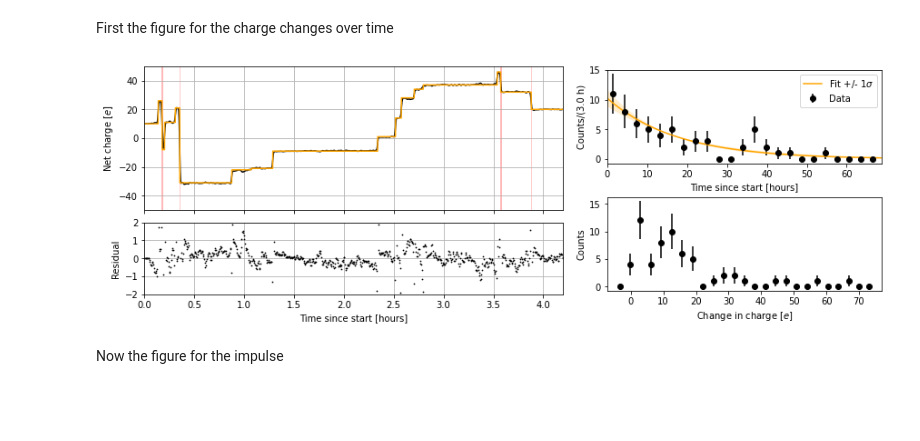
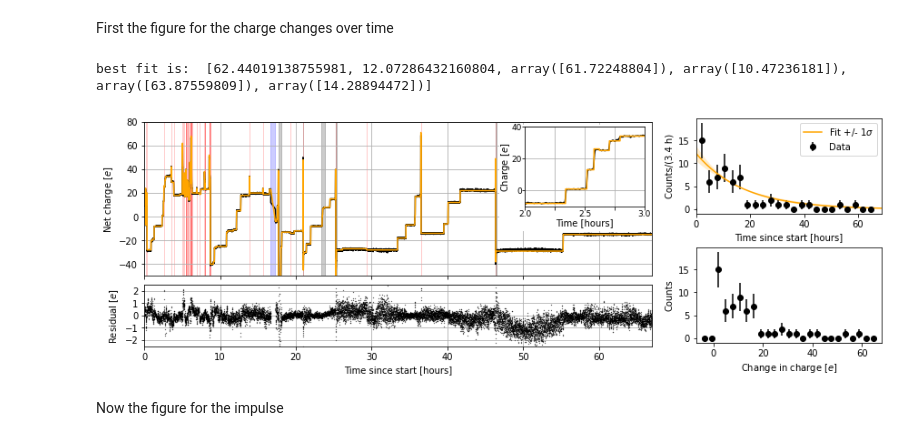
Before and after one commit to Moore-Lab/decay_analysis, a Jupyter notebook: paper_figures.ipynb, the cells around one changed output. Drawn from its saved outputs; the diff is of its cells as text; code cells hidden in the pictures; blank space fills up the shorter version.

```diff
--- a/paper_figures.ipynb
+++ b/paper_figures.ipynb
@@ -82,7 +83,7 @@ for j in range(1):
     bpN0_hi, bpt12_hi = profile[cup], t12_vec[cup]
     params_from_profile.append([bpN0, bpt12, bpN0_lo, bpt12_lo, bpN0_hi, bpt12_hi])
 
-nbins = int(tot_livetime/3) + 2
+nbins = 20 #int(tot_livetime/3) + 2
 
 decay_times_list = [decay_times,] # big_decay_times]
 
@@ -96,22 +97,25 @@ importlib.reload(bu)
 recal = 1
 init_charge = 10
 fig = plt.figure(layout='constrained', figsize=(12, 4))
-subfigs = fig.subfigures(1, 2, wspace=0.02, width_ratios=[1.5,1])
-n_resamp = 3
+subfigs = fig.subfigures(1, 2, wspace=0.02, width_ratios=[2.5,1], hspace=0)
+n_resamp = 2
 
-axsLeft = subfigs[0].subplots(2, 1, sharex=True, gridspec_kw={'height_ratios': [2, 1], 'hspace': 0})
+axsLeft = subfigs[0].subplots(2, 1, sharex=True, gridspec_kw={'height_ratios': [2.5, 1], 'hspace': 0, 'wspace': 0})
 #plt.subplot(2,1,1)
 #plt.plot(corr_vec[1:,1]/cal_fac*recal, '-')
 t12 = 10.6
-xv1, xv2 = 0, 4.2 #time_vals[-1]
+xv1, xv2 = 0, 67 #time_vals[-1]
 time_vals = time_hours[1:]
-diff_vec = np.gradient(corr_vec[1:,corr_idx]/cal_fac)
-b, a = sig.butter(3, 0.000101, btype='high')
-diff_vec = sig.filtfilt(b, a, diff_vec)
-filt_vec = np.cumsum(diff_vec) + init_charge
-filt_vec = gaussian_filter1d(filt_vec,n_resamp)
-axsLeft[0].plot(time_vals, filt_vec, 'k-', label="Correlation")
-axsLeft[0].plot(time_vals, running_charge, '-', color='orange', label="Recon. charge")
+#diff_vec = np.gradient(corr_vec[1:,corr_idx]/cal_fac)
+#b, a = sig.butter(3, 0.000101, btype='high')
+#diff_vec = sig.filtfilt(b, a, diff_vec)
+#filt_vec = np.cumsum(diff_vec) + init_charge
+filt_vec = corr_vec[1:,corr_idx]/cal_fac
+
+
+filt_vec2 = gaussian_filter1d(filt_vec,n_resamp)
+axsLeft[0].plot(time_vals, filt_vec2, 'k-', label="Correlation", rasterized=True)
+axsLeft[0].plot(time_vals, running_charge, '-', color='orange', label="Recon. charge", rasterized=True)
 plt.sca(axsLeft[0])
 plt.grid(True)
 bu.fill_dps(dead_period_edges)
@@ -120,17 +124,37 @@ bu.fill_dps(filament_period_edges, 'red', lab="Filament")
 
 plt.ylabel("Net charge [$e$]")
 #plt.legend(loc="lower right")
-plt.ylim(-50,50)
+plt.ylim(-50,80)
 #plt.gca().set_xscale('log')
 plt.xlim(xv1, xv2)
 
+inset_ax = axsLeft[0].inset_axes([0.75, 0.45, 0.235, 0.52])
+inset_ax.plot(time_vals, filt_vec2, 'k-', label="Correlation", rasterized=True)
+inset_ax.plot(time_vals, running_charge, '-', color='orange', label="Recon. charge")
+inset_ax.set_xlim(2,3)
+inset_ax.set_ylim(-10,40)
+#bu.fill_dps(filament_period_edges, 'red', lab="Filament", ax=inset_ax)
+inset_ax.tick_params(axis='x', pad=0, labelsize=9)
+inset_ax.tick_params(axis='y', pad=0, labelsize=9)
+inset_ax.xaxis.labelpad = 0
+inset_ax.yaxis.labelpad = 0
+inset_ax.grid(True)
+inset_ax.set_xlabel("Time [hours]")
+inset_ax.set_ylabel("Charge [$e$]")
+inset_ax.set_xticklabels(['2.0', '', '2.5', '', '3.0'])
+rect = Rectangle((0.7,0.3), 0.3, 0.68, transform=axsLeft[0].transAxes, color='white', zorder=3)
+axsLeft[0].add_patch(rect)
+
 plt.sca(axsLeft[1])
 resid = running_charge-filt_vec
-axsLeft[1].plot(time_vals[::n_resamp], resid[::n_resamp], 'k.', ms=1.5)
+b,a = sig.butter(3, 0.01, btype='low')
+resid_filt = sig.filtfilt(b, a, resid)
+resid2= gaussian_filter1d(resid,n_resamp)
+axsLeft[1].plot(time_vals[::n_resamp], resid2[::n_resamp], 'k.', ms=0.5, rasterized=True)
 plt.grid(True)
 plt.xlim(xv1, xv2)
-plt.ylabel("Residual")
-plt.ylim(-2,2)
+plt.ylabel("Residual [$e$]")
+plt.ylim(-2.5,2.5)
 plt.gca().set_yticks([-2,-1,0,1,2])
 plt.xlabel("Time since start [hours]")
 
@@ -140,35 +164,38 @@ plt.sca(axsMid[0])
 plt.errorbar( bc, hh, yerr=np.sqrt(hh), fmt='ko', label="Data")
 curr_bp = params_from_profile[j]
 xx = np.linspace(0,time_hours[-1],1000)
 yy = np.log(2)*bin_length*curr_bp[0]/curr_bp[1] * 0.5**(xx/curr_bp[1])
 ylo = np.log(2)*bin_length*curr_bp[2]/curr_bp[3] * 0.5**(xx/curr_bp[3])
 yhi = np.log(2)*bin_length*curr_bp[4]/curr_bp[5] * 0.5**(xx/curr_bp[5])
+print("best fit is: ", curr_bp )
+#bu.fill_dps(dead_period_edges)
 
 plt.plot(xx, yy, color='orange', label="Fit +/- 1$\sigma$")
 plt.fill_between(xx, ylo, yhi, color='orange', alpha=0.2, edgecolor=None)
 #plt.errorbar( bc, hh2, yerr=np.sqrt(hh2), fmt='o', color='orange', markerfacecolor='None', label="Recon $\geq$6$e$")
 #fill_dps()
 plt.xlabel("Time since start [hours]")
 plt.ylabel("Counts/(%.1f h)"%(bin_length))
 plt.xlim(0,time_hours[-1])
 
 plt.legend()
 
 #axsRight = subfigs[2].subplots(1, 1)
 plt.sca(axsMid[1])
 ymin, ymax = -5, 1.1*np.max(good_change_list[:,1])
 hh, be = np.histogram(good_change_list[:,1], bins=25, range=(ymin,ymax))
 bc = be[:-1] + np.diff(be)/2
 
 plt.errorbar(bc, hh, yerr=np.sqrt(hh), fmt='ko')
 plt.xlabel("Change in charge [$e$]")
 plt.ylabel("Counts")
 
-plt.savefig("charge_fig_paper.pdf")
+plt.savefig("charge_fig_paper.pdf", dpi=300, bbox_inches='tight')
 
 plt.show()
 # %% [output]
+best fit is:  [62.44019138755981, 12.07286432160804, array([61.72248804]), array([10.47236181]), array([63.87559809]), array([14.28894472])]
-[figure, old version]
+[figure, new version]
 # %% [markdown]
 Now the figure for the impulse
 # %%
```
Also changed, not shown: parts of 2 cells of this notebook, 3 other files.
